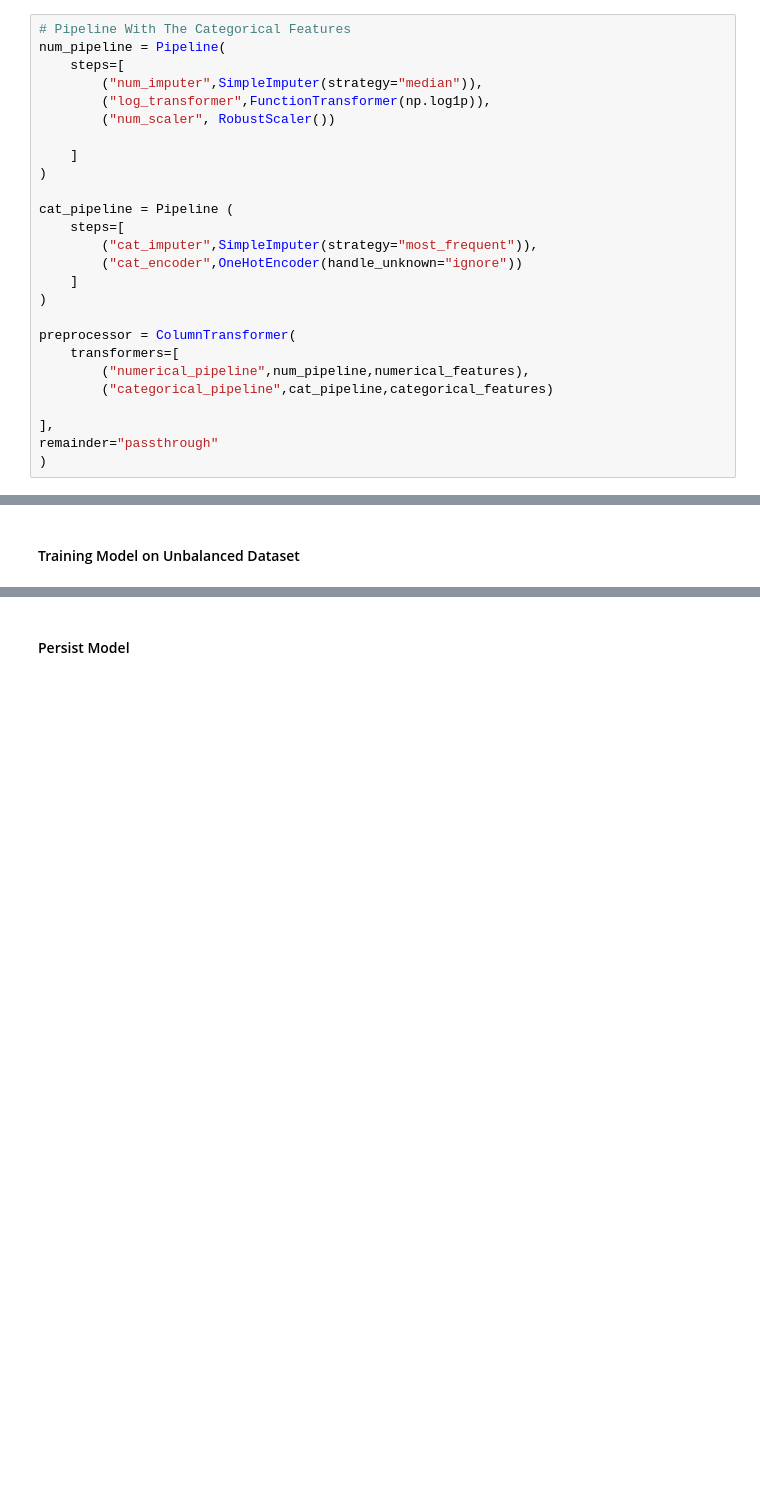
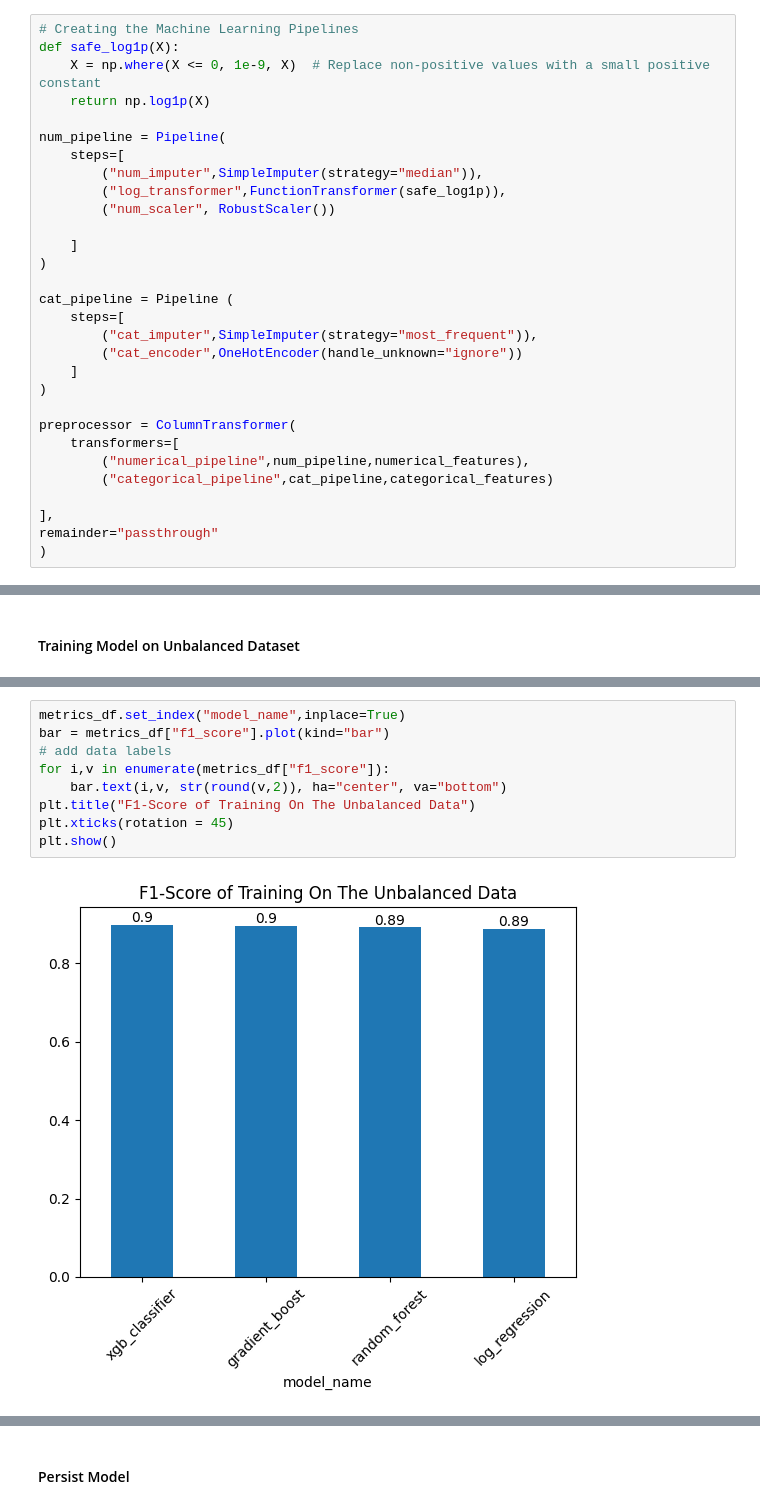
Before and after one commit to adubrightkwartengsnr/Customer_Subscription_Model, a Jupyter notebook: notebooks/customer_subscription.ipynb, the cells around one changed output, grey strips where cells are left out. Cells and saved outputs as stored; diff of their text form; blank space fills up the shorter version.

Commit message:
prepare data for modeling

```diff
--- a/notebooks/customer_subscription.ipynb
+++ b/notebooks/customer_subscription.ipynb
@@ -835,11 +828,15 @@ Index(['job', 'marital', 'education', 'default', 'housing', 'loan', 'contact',
 # %% [markdown]
 #### Preprocessor Pipeline
 # %%
-# Pipeline With The Categorical Features
+# Creating the Machine Learning Pipelines
+def safe_log1p(X):
+    X = np.where(X <= 0, 1e-9, X)  # Replace non-positive values with a small positive constant
+    return np.log1p(X)
+
 num_pipeline = Pipeline(
     steps=[
         ("num_imputer",SimpleImputer(strategy="median")),
-        ("log_transformer",FunctionTransformer(np.log1p)),
+        ("log_transformer",FunctionTransformer(safe_log1p)),
         ("num_scaler", RobustScaler())
 
     ]
@@ -937,0 +964,11 @@ styled_metrics_df
+# %%
+metrics_df.set_index("model_name",inplace=True)
+bar = metrics_df["f1_score"].plot(kind="bar")
+# add data labels
+for i,v in enumerate(metrics_df["f1_score"]):
+    bar.text(i,v, str(round(v,2)), ha="center", va="bottom")
+plt.title("F1-Score of Training On The Unbalanced Data")
+plt.xticks(rotation = 45)
+plt.show()
+# %% [output]
+[figure, added]
```
Also changed, not shown: parts of 15 cells of this notebook.
